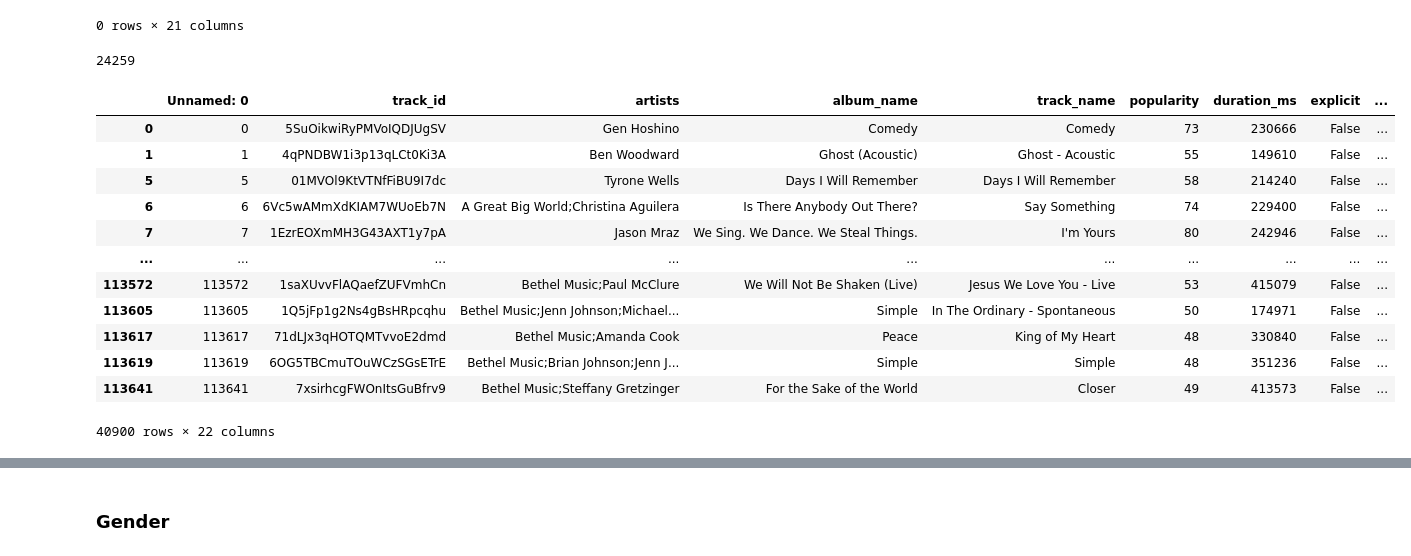
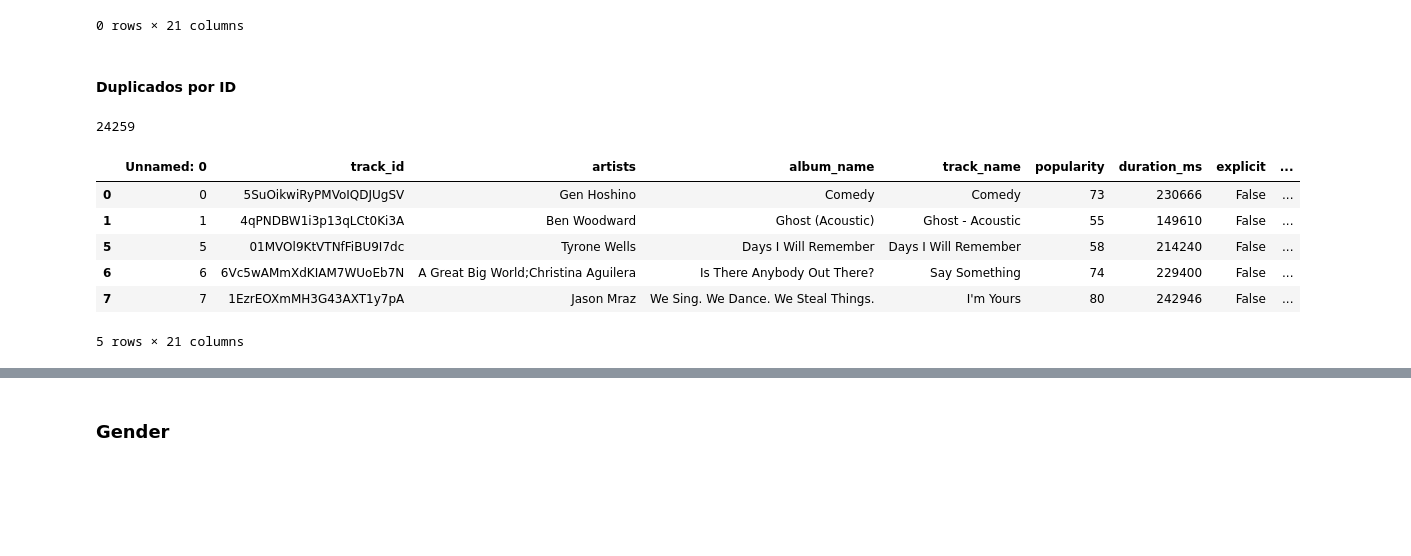
Before and after one commit to MarianaMera12/Workshop-2, a Jupyter notebook: EDA_Notebooks/01_EDA.ipynb, the cells around one changed output, grey strips where cells are left out. Drawn from its saved outputs; the diff is of its cells as text; code cells hidden in the pictures; blank space fills up the shorter version.

```diff
--- a/EDA_Notebooks/01_EDA.ipynb
+++ b/EDA_Notebooks/01_EDA.ipynb
@@ -100,23 +132,19 @@ df.loc[df.duplicated(), :]
 # %% [output]
 |  | Unnamed: 0 | track_id | artists | album_name | track_name | popularity | duration_ms | explicit | ... |
 0 rows × 21 columns
+# %% [markdown]
+#### Duplicados por ID
 # %%
 df.duplicated(subset=['track_id']).sum()
 # %% [output]
 24259
 # %%
-df[df.duplicated(subset=['track_id'], keep=False)]
+df[df.duplicated(subset=['track_id'], keep=False)].head(5)
 # %% [output]
 |  | Unnamed: 0 | track_id | artists | album_name | track_name | popularity | duration_ms | explicit | ... |
 | 0 | 0 | 5SuOikwiRyPMVoIQDJUgSV | Gen Hoshino | Comedy | Comedy | 73 | 230666 | False | ... |
 | 1 | 1 | 4qPNDBW1i3p13qLCt0Ki3A | Ben Woodward | Ghost (Acoustic) | Ghost - Acoustic | 55 | 149610 | False | ... |
 | 5 | 5 | 01MVOl9KtVTNfFiBU9I7dc | Tyrone Wells | Days I Will Remember | Days I Will Remember | 58 | 214240 | False | ... |
 | 6 | 6 | 6Vc5wAMmXdKIAM7WUoEb7N | A Great Big World;Christina Aguilera | Is There Anybody Out There? | Say Something | 74 | 229400 | False | ... |
 | 7 | 7 | 1EzrEOXmMH3G43AXT1y7pA | Jason Mraz | We Sing. We Dance. We Steal Things. | I'm Yours | 80 | 242946 | False | ... |
-| ... | ... | ... | ... | ... | ... | ... | ... | ... | ... |
-| 113572 | 113572 | 1saXUvvFlAQaefZUFVmhCn | Bethel Music;Paul McClure | We Will Not Be Shaken (Live) | Jesus We Love You - Live | 53 | 415079 | False | ... |
-| 113605 | 113605 | 1Q5jFp1g2Ns4gBsHRpcqhu | Bethel Music;Jenn Johnson;Michael... | Simple | In The Ordinary - Spontaneous | 50 | 174971 | False | ... |
-| 113617 | 113617 | 71dLJx3qHOTQMTvvoE2dmd | Bethel Music;Amanda Cook | Peace | King of My Heart | 48 | 330840 | False | ... |
-| 113619 | 113619 | 6OG5TBCmuTOuWCzSGsETrE | Bethel Music;Brian Johnson;Jenn J... | Simple | Simple | 48 | 351236 | False | ... |
-| 113641 | 113641 | 7xsirhcgFWOnItsGuBfrv9 | Bethel Music;Steffany Gretzinger | For the Sake of the World | Closer | 49 | 413573 | False | ... |
-40900 rows × 22 columns
+5 rows × 21 columns
```
Also changed, not shown: parts of 37 cells of this notebook, 9 other files.
